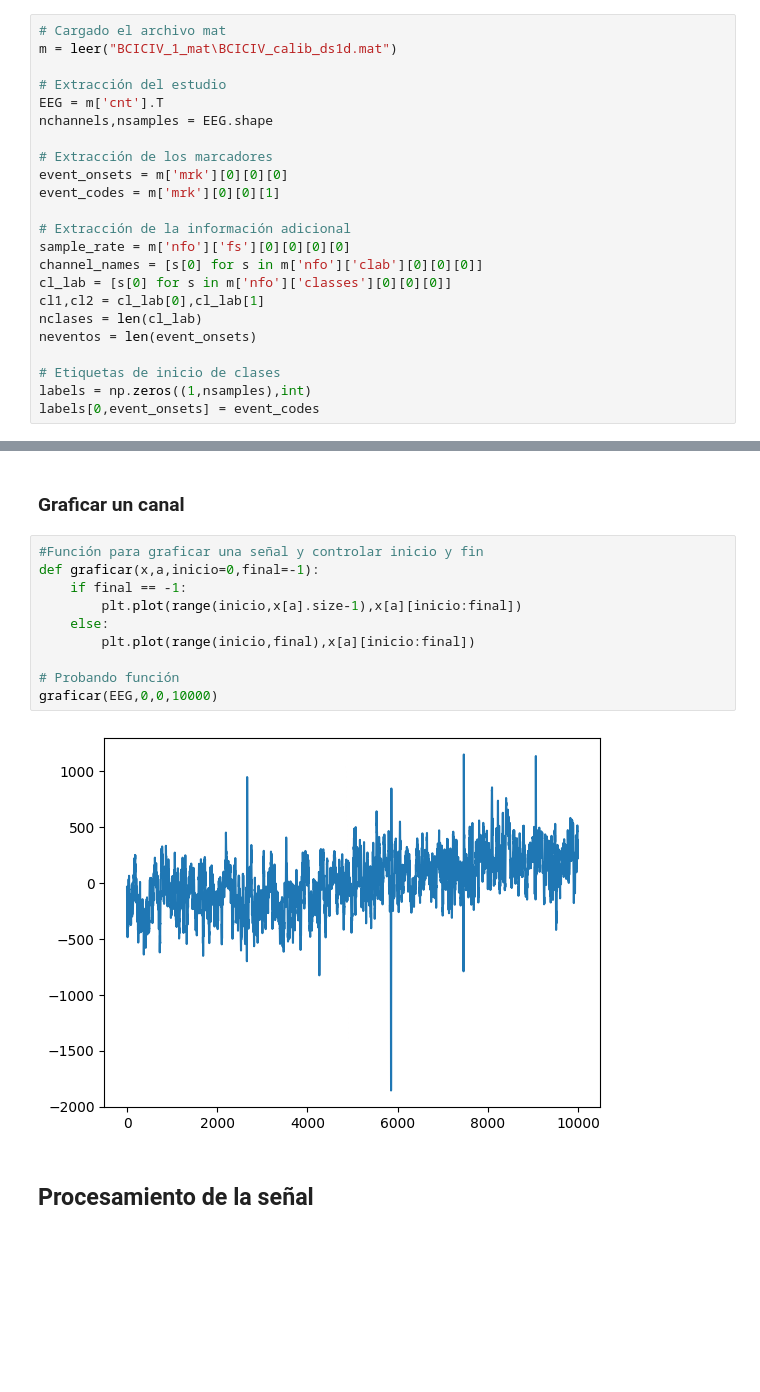
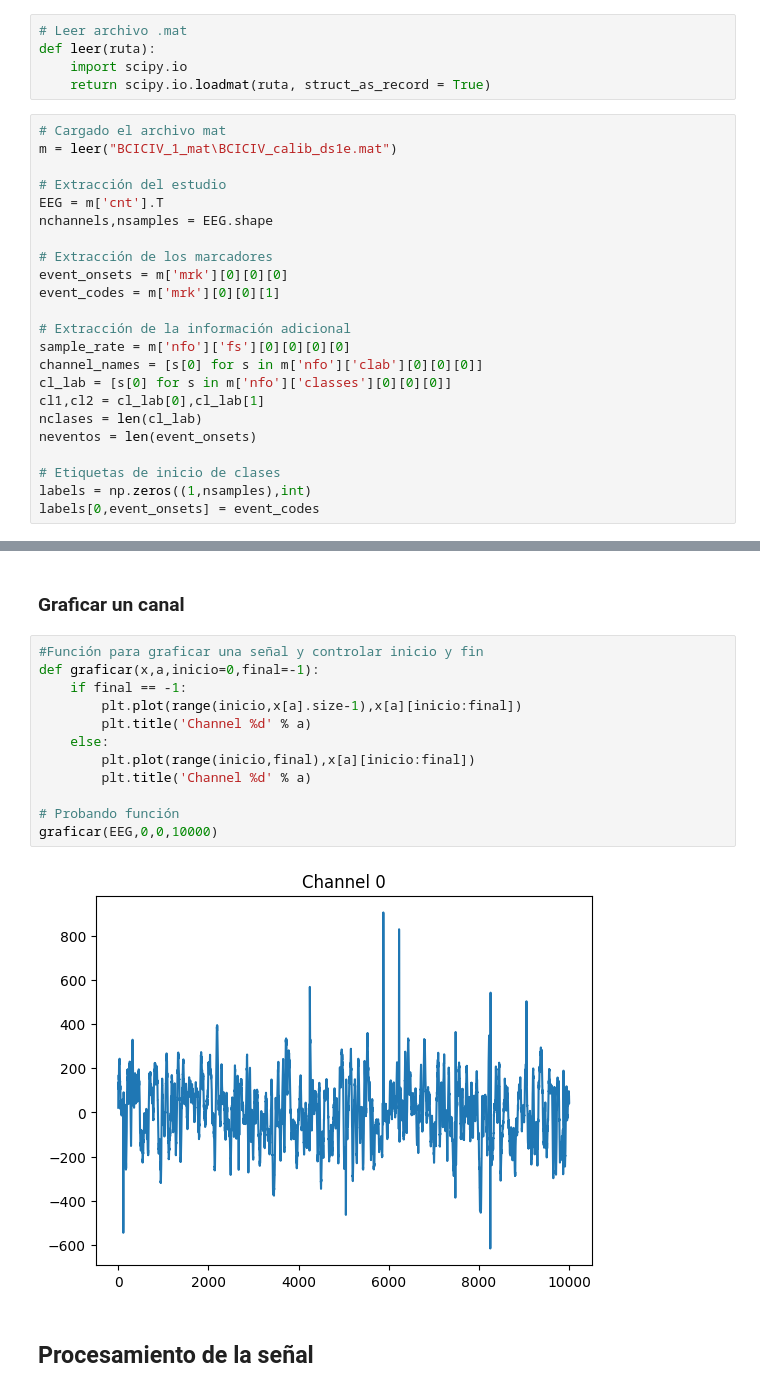
Before and after one commit to OmarAlejandroLinares/Signal-Processing-for-motor-imagery-BCI, a Jupyter notebook: lectura.ipynb, the cells around one changed output, grey strips where cells are left out. Saved outputs shown, nothing was run; the diff lists cells and outputs as text; blank space fills up the shorter version.

```diff
--- a/lectura.ipynb
+++ b/lectura.ipynb
@@ -22,9 +20,14 @@ from importar_dataset import *
 - BCICIV_calib_ds1g.mat
 
 Se eliminan los usuarios ds1a y ds1f porque utilizan un brazo y un pie como clases
+# %%
+# Leer archivo .mat
+def leer(ruta):
+    import scipy.io
+    return scipy.io.loadmat(ruta, struct_as_record = True)
 # %%
 # Cargado el archivo mat
-m = leer("BCICIV_1_mat\BCICIV_calib_ds1d.mat")
+m = leer("BCICIV_1_mat\BCICIV_calib_ds1e.mat")
 
 # Extracción del estudio
 EEG = m['cnt'].T
@@ -161,15 +164,17 @@ plot_eeg(
 # %%
 #Función para graficar una señal y controlar inicio y fin
 def graficar(x,a,inicio=0,final=-1):
     if final == -1:
         plt.plot(range(inicio,x[a].size-1),x[a][inicio:final])
+        plt.title('Channel %d' % a)
     else:
         plt.plot(range(inicio,final),x[a][inicio:final])
+        plt.title('Channel %d' % a)
 
 # Probando función
 graficar(EEG,0,0,10000)
 # %% [output]
-[figure, old version]
+[figure, new version]
 # %% [markdown]
 ## Procesamiento de la señal
 # %% [markdown]
```
Also changed, not shown: parts of 67 cells of this notebook, 3 other files.
